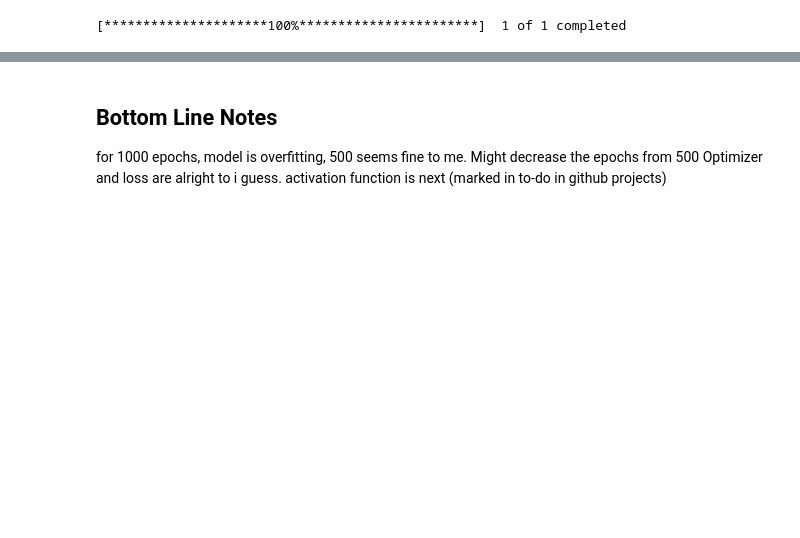
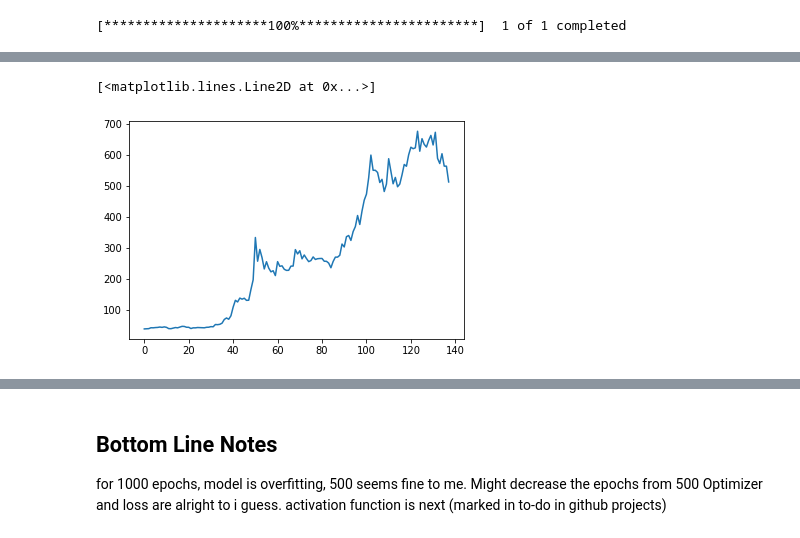
Before and after one commit to akhil14shukla/Crypto-Prediction, a Jupyter notebook: Crypto_2.ipynb, the cells around one changed output, grey strips where cells are left out. Drawn from its saved outputs; the diff is of its cells as text; code cells hidden in the pictures; blank space fills up the shorter version.

```diff
--- a/Crypto_2.ipynb
+++ b/Crypto_2.ipynb
@@ -52,0 +61,8 @@ KeyError: 'Close'
+# %%
+from scipy.special import boxcox1p
+# fd =(boxcox1p(final_data["Close"]))#*np.log(boxcox1p(final_data["Close"],-1))
+# plt.plot(fd)
+plt.plot(np.array(final_data["Close"]))
+# %% [output]
+[<matplotlib.lines.Line2D at 0x...>]
+[figure, added]
```
Also changed, not shown: parts of 15 cells of this notebook.
